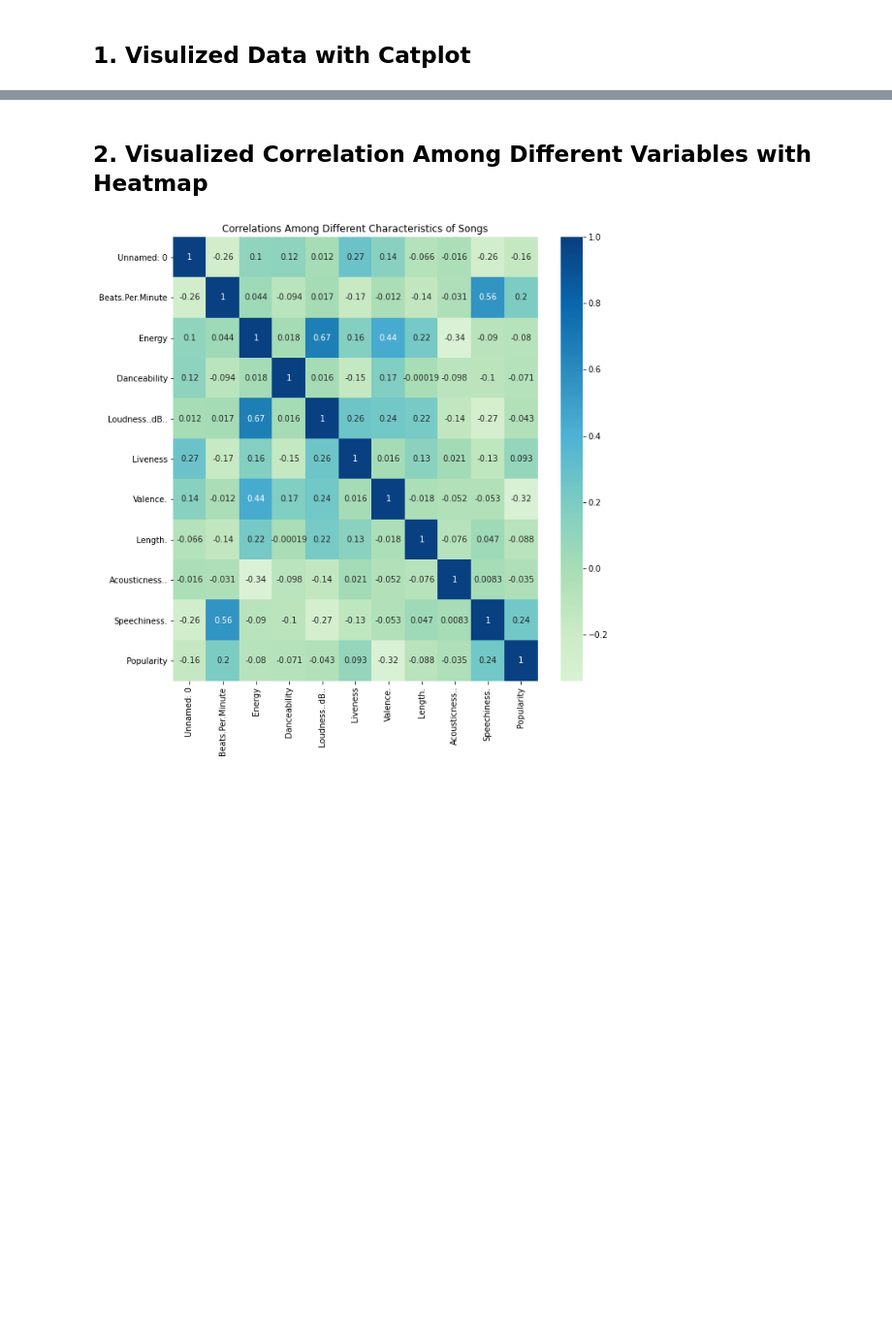
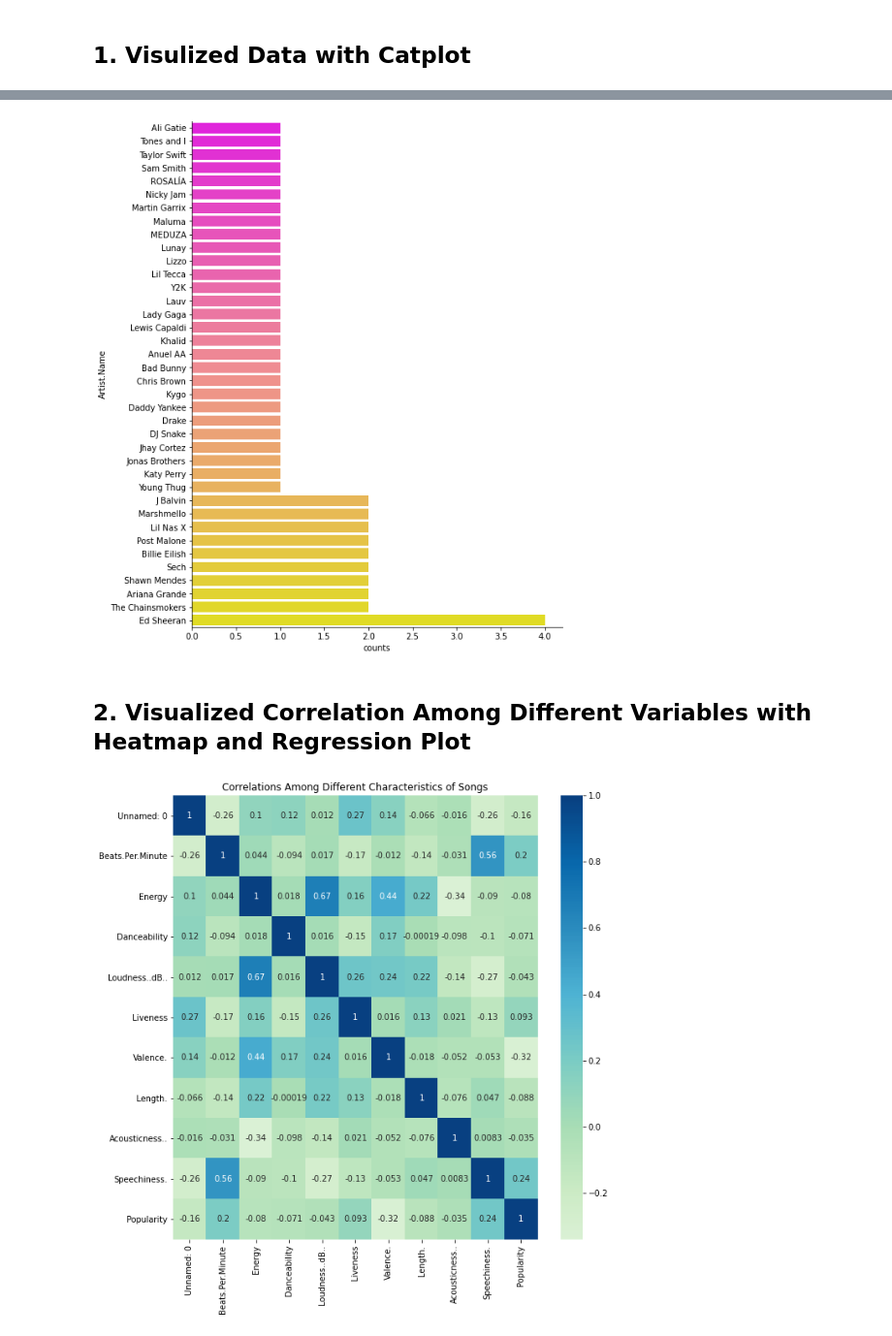
Before and after one commit to zli995/Spotify-Top-50-Songs-Analysis-2019, a Jupyter notebook: data/Spotify Top 50 Songs 2019 Analysis.ipynb, the cells around one changed output, grey strips where cells are left out. Shown at 97% size. Cells and saved outputs as stored; diff of their text form; code cells hidden in the pictures; blank space fills up the shorter version.

```diff
--- a/data/Spotify Top 50 Songs 2019 Analysis.ipynb
+++ b/data/Spotify Top 50 Songs 2019 Analysis.ipynb
@@ -88,5 +74,13 @@ sn.catplot(data=b, y="Genre", x="Popularity",kind="bar", order = popularity_orde
+# %%
+# Which Artist Has Most Songs in Top 50 Chart
+b = spotify_data.groupby(["Artist.Name"]).size().reset_index(name="counts")
+Artist_order = b.sort_values(by=("counts"), ascending = True).iloc[:,0]
+a_plot = sn.catplot(data=b, y="Artist.Name", x="counts",kind="bar", order = Artist_order, palette="spring")
+a_plot.fig.set_size_inches(10,10)
+# %% [output]
+[figure, added]
 # %% [markdown]
-## 2. Visualized Correlation Among Different Variables with Heatmap
+## 2. Visualized Correlation Among Different Variables with Heatmap and Regression Plot
 # %%
 # Correlations among different variables
 corr = spotify_data.corr()
```
Also changed, not shown: parts of 6 cells of this notebook.
